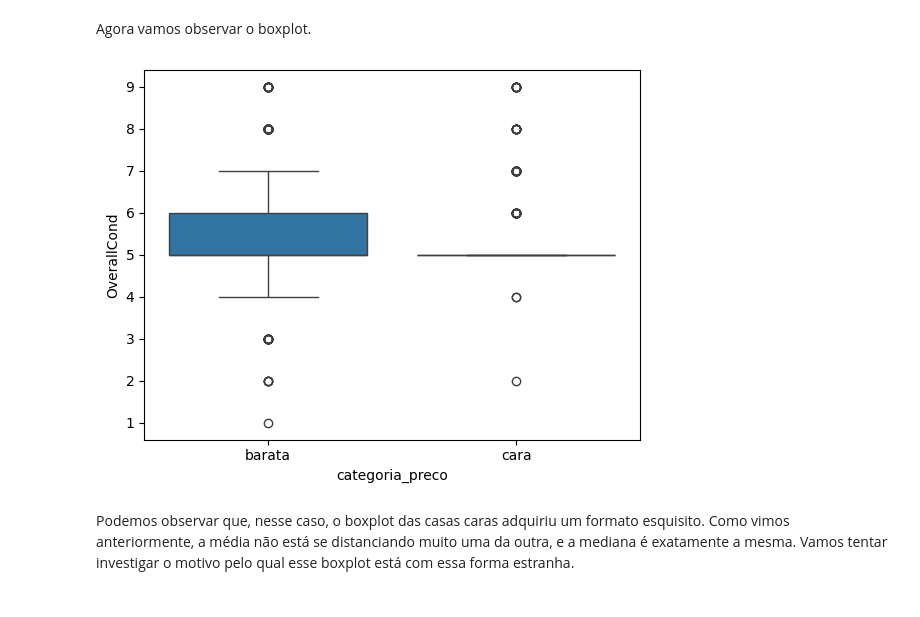
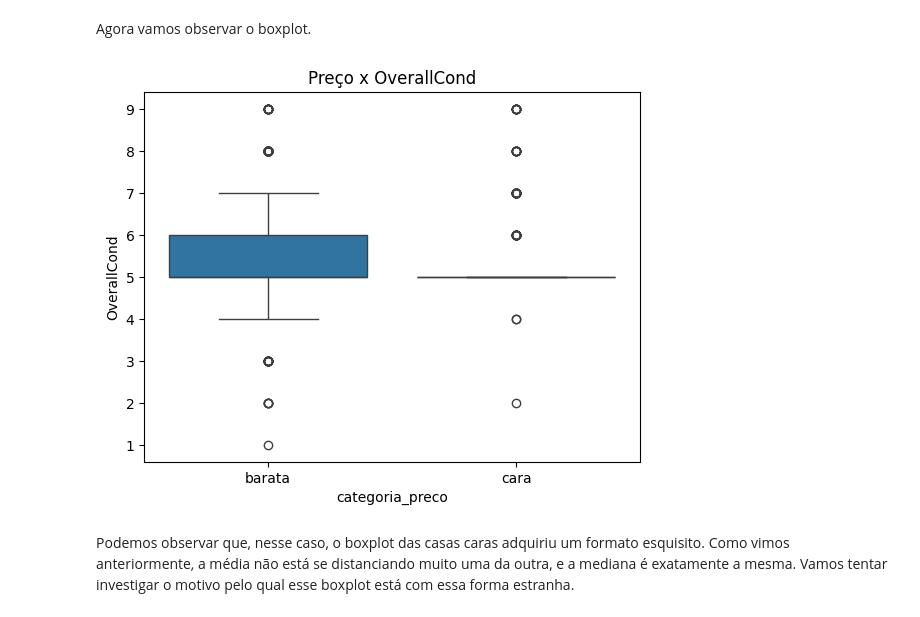
Before and after one commit to JosenildoJunior/Blog2, a Jupyter notebook: Estatística_descritiva_EBA.ipynb, the cells around one changed output. Saved outputs shown, nothing was run; the diff lists cells and outputs as text; code cells hidden in the pictures.

```diff
--- a/Estatística_descritiva_EBA.ipynb
+++ b/Estatística_descritiva_EBA.ipynb
@@ -277,9 +277,10 @@ Name: OverallCond, dtype: float64
 Agora vamos observar o boxplot.
 # %%
 # Criando o boxplot
-sns.boxplot(data = df, x = "categoria_preco", y = "OverallCond");
+sns.boxplot(data = df, x = "categoria_preco", y = "OverallCond")
+plt.title("Preço x OverallCond");
 # %% [output]
-[figure, old version]
+[figure, new version]
 # %% [markdown]
 Podemos observar que, nesse caso, o boxplot das casas caras adquiriu um formato esquisito. Como vimos anteriormente, a média não está se distanciando muito uma da outra, e a mediana é exatamente a mesma. Vamos tentar investigar o motivo pelo qual esse boxplot está com essa forma estranha.
 # %%
```
Also changed, not shown: parts of 101 cells of this notebook.
